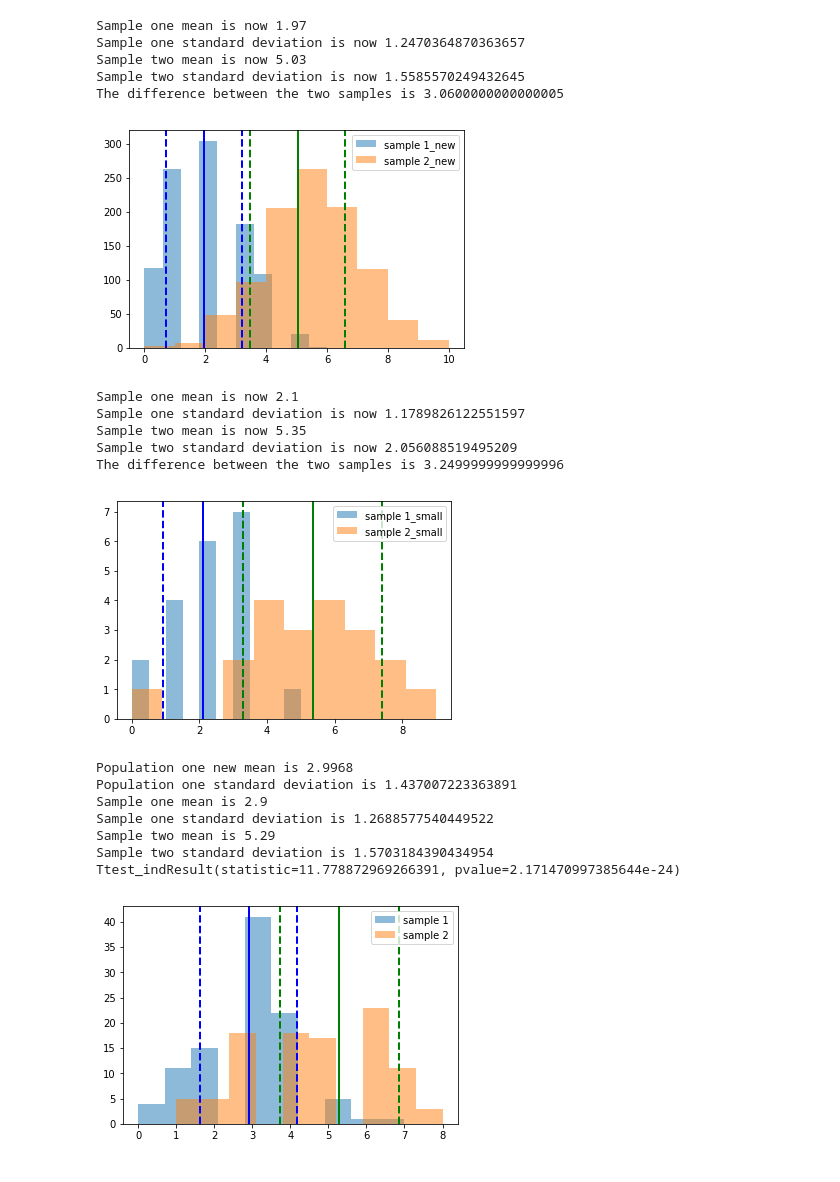
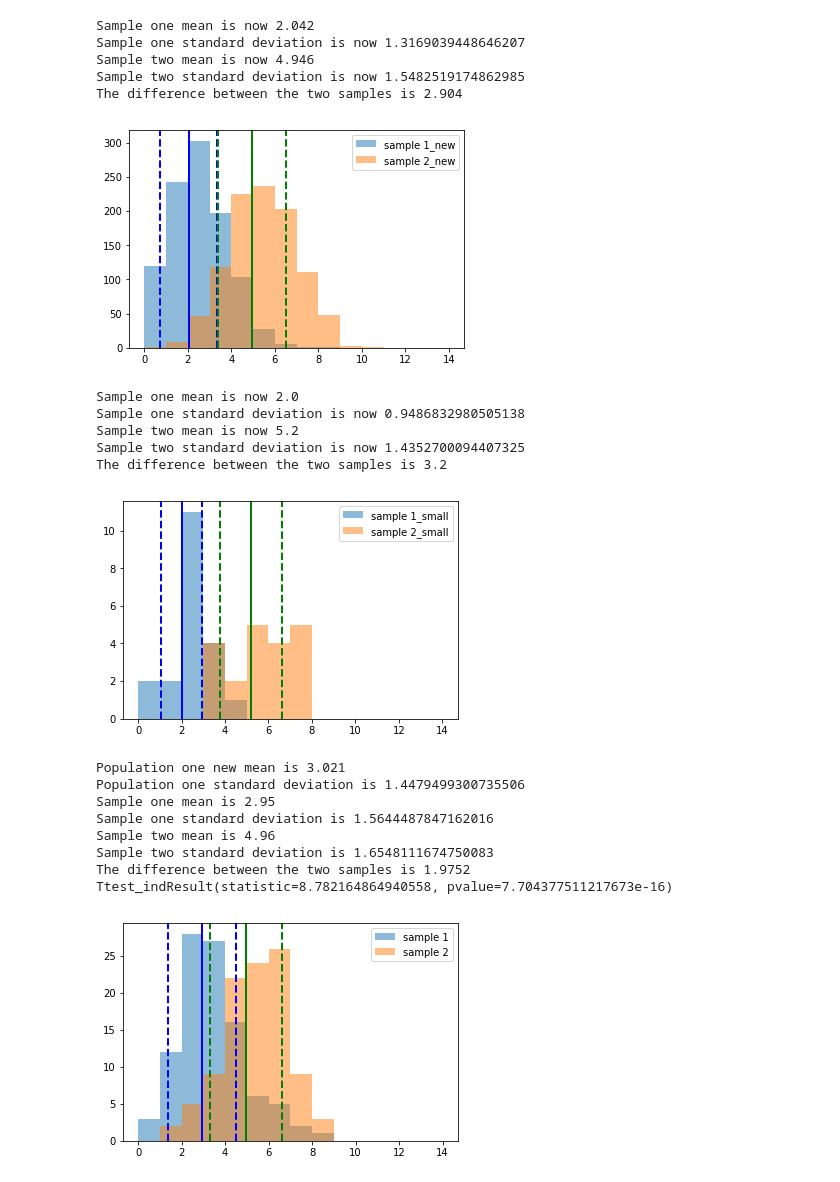
Before and after one commit to innawendell/Describing-Data-, a Jupyter notebook: DRILL_Central_Limit_Theorem.ipynb, the cells around one changed output. Drawn from its saved outputs; the diff is of its cells as text; code cells hidden in the pictures.

```diff
--- a/DRILL_Central_Limit_Theorem.ipynb
+++ b/DRILL_Central_Limit_Theorem.ipynb
@@ -68,5 +71,6 @@ The difference between the two samples is 2.5300000000000002
 # %%
-# With sample size of 1000, the mean and the standard deviation are very close the population mean and std
+# With sample size of 1000, the mean and the standard deviation are very close the population mean and std.
+#The difference between the means of the two samples is smaller.
 
 sample1_new = np.random.choice(pop1, 1000, replace=True)
 sample2_new = np.random.choice(pop2, 1000, replace=True)
@@ -79,12 +83,12 @@ print('Sample two mean is now {} '.format(sample2_new.mean()))
 print('Sample two standard deviation is now {} '.format(sample2_new.std()))
 print('The difference between the two samples is {}'.format(diff_new))
 
-plt.hist(sample1_new, alpha=.5, label='sample 1_new')
+plt.hist(sample1_new,bins = range(0, 15), alpha=.5, label='sample 1_new')
 plt.axvline(sample1_new.mean(), color='b',linestyle='solid', linewidth=2)
 plt.axvline(sample1_new.mean() + sample1_new.std(), color = 'b', linestyle='dashed', linewidth=2)
 plt.axvline(sample1_new.mean() - sample1_new.std(), color='b', linestyle='dashed', linewidth=2)
 
-plt.hist(sample2_new, alpha=.5, label = 'sample 2_new')
+plt.hist(sample2_new, bins = range(0, 15), alpha=.5, label = 'sample 2_new')
 plt.axvline(sample2_new.mean(), color='g', linestyle='solid', linewidth=2)
 plt.axvline(sample2_new.mean() + sample2_new.std(), color='g', linestyle='dashed', linewidth=2)
 plt.axvline(sample2_new.mean() - sample2_new.std(), color='g', linestyle='dashed',linewidth=2)
@@ -92,15 +96,15 @@ plt.legend(loc='upper right')
 
 plt.show()
 # %% [output]
-Sample one mean is now 1.97
-Sample one standard deviation is now 1.2470364870363657
-Sample two mean is now 5.03
-Sample two standard deviation is now 1.5585570249432645
-The difference between the two samples is 3.0600000000000005
+Sample one mean is now 2.042
+Sample one standard deviation is now 1.3169039448646207
+Sample two mean is now 4.946
+Sample two standard deviation is now 1.5482519174862985
+The difference between the two samples is 2.904
-[figure, old version]
+[figure, new version]
 # %%
 #With the sample size of 20, the mean and the standard deviation are not as close to the mean and std of the population
-# as they were with larger sample size
+# as they were with larger sample size.
 
 sample1_small = np.random.choice(pop1, 20, replace=True)
 sample2_small = np.random.choice(pop2, 20, replace=True)
@@ -114,12 +118,12 @@ print('Sample two mean is now {} '.format(sample2_small.mean()))
 print('Sample two standard deviation is now {} '.format(sample2_small.std()))
 print('The difference between the two samples is {}'.format(diff_small))
 
-plt.hist(sample1_small, alpha=.5, label='sample 1_small')
+plt.hist(sample1_small, bins = range(0, 10), alpha=.5, label='sample 1_small')
 plt.axvline(sample1_small.mean(), color='b',linestyle='solid', linewidth=2)
 plt.axvline(sample1_small.mean() + sample1_small.std(), color = 'b', linestyle='dashed', linewidth=2)
 plt.axvline(sample1_small.mean() - sample1_small.std(), color='b', linestyle='dashed', linewidth=2)
 
-plt.hist(sample2_small, alpha=.5, label = 'sample 2_small')
+plt.hist(sample2_small, bins = range(0, 15), alpha=.5, label = 'sample 2_small')
 plt.axvline(sample2_small.mean(), color='g', linestyle='solid', linewidth=2)
 plt.axvline(sample2_small.mean() + sample2_small.std(), color='g', linestyle='dashed', linewidth=2)
 plt.axvline(sample2_small.mean() - sample2_small.std(), color='g', linestyle='dashed',linewidth=2)
@@ -127,52 +131,56 @@ plt.legend(loc='upper right')
 
 plt.show()
 # %% [output]
-Sample one mean is now 2.1
-Sample one standard deviation is now 1.1789826122551597
-Sample two mean is now 5.35
-Sample two standard deviation is now 2.056088519495209
-The difference between the two samples is 3.2499999999999996
+Sample one mean is now 2.0
+Sample one standard deviation is now 0.9486832980505138
+Sample two mean is now 5.2
+Sample two standard deviation is now 1.4352700094407325
+The difference between the two samples is 3.2
-[figure, old version]
+[figure, new version]
 # %%
-#Increasing the p-value to .3 leads to the increase in the mean and std of population one as well as sample one
+#Increasing the p-value to .3 leads to the increase in the mean and std of population one as well as sample one.
 
 pop1_newpv = np.random.binomial(10, .3, 10000)
 pop2_newpv = np.random.binomial(10, .5, 10000)
+
+diff_newpv = pop2_newpv.mean() - pop1_newpv.mean()
 
 print('Population one new mean is {} '.format(pop1_newpv.mean()))
 print('Population one standard deviation is {} '.format(pop1_newpv.std()))
 
 
 sample1_newpv = np.random.choice(pop1_newpv, 100, replace=True)
 sample2_newpv = np.random.choice(pop2_newpv, 100, replace=True)
 
 print('Sample one mean is {} '.format(sample1_newpv.mean()))
 print('Sample one standard deviation is {} '.format(sample1_newpv.std()))
 print('Sample two mean is {} '.format(sample2_newpv.mean()))
 print('Sample two standard deviation is {} '.format(sample2_newpv.std()))
+print('The difference between the two samples is {}'.format(diff_newpv))
 
-plt.hist(sample1_newpv, alpha=.5, label='sample 1')
+plt.hist(sample1_newpv, bins = range(0, 15), alpha=.5, label='sample 1')
 plt.axvline(sample1_newpv.mean(), color='b',linestyle='solid', linewidth=2)
 plt.axvline(sample1_newpv.mean() + sample1_newpv.std(), color = 'b', linestyle='dashed', linewidth=2)
 plt.axvline(sample1_newpv.mean() - sample1_newpv.std(), color='b', linestyle='dashed', linewidth=2)
 
-plt.hist(sample2, alpha=.5, label = 'sample 2')
+plt.hist(sample2, bins = range(0, 15), alpha=.5, label = 'sample 2')
 plt.axvline(sample2_newpv.mean(), color='g', linestyle='solid', linewidth=2)
 plt.axvline(sample2_newpv.mean() + sample2_newpv.std(), color='g', linestyle='dashed', linewidth=2)
 plt.axvline(sample2_newpv.mean() - sample2_newpv.std(), color='g', linestyle='dashed',linewidth=2)
 plt.legend(loc='upper right')
 
 from scipy.stats import ttest_ind
 print(ttest_ind(sample2_newpv, sample1_newpv, equal_var=False))
 plt.show()
 # %% [output]
-Population one new mean is 2.9968
-Population one standard deviation is 1.437007223363891
-Sample one mean is 2.9
-Sample one standard deviation is 1.2688577540449522
-Sample two mean is 5.29
-Sample two standard deviation is 1.5703184390434954
-Ttest_indResult(statistic=11.778872969266391, pvalue=2.171470997385644e-24)
+Population one new mean is 3.021
+Population one standard deviation is 1.4479499300735506
+Sample one mean is 2.95
+Sample one standard deviation is 1.5644487847162016
+Sample two mean is 4.96
+Sample two standard deviation is 1.6548111674750083
+The difference between the two samples is 1.9752
+Ttest_indResult(statistic=8.782164864940558, pvalue=7.704377511217673e-16)
-[figure, old version]
+[figure, new version]
 # %%
 #Increasing the p-value to .4, the mean and standard deviation of population one as well as sample one increases.
```
Also changed, not shown: parts of 5 cells of this notebook.
